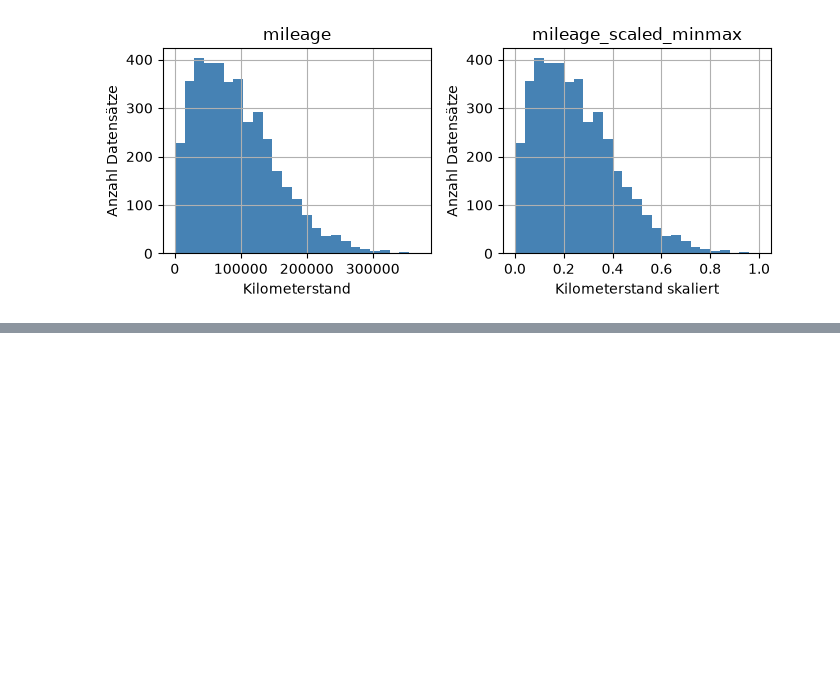
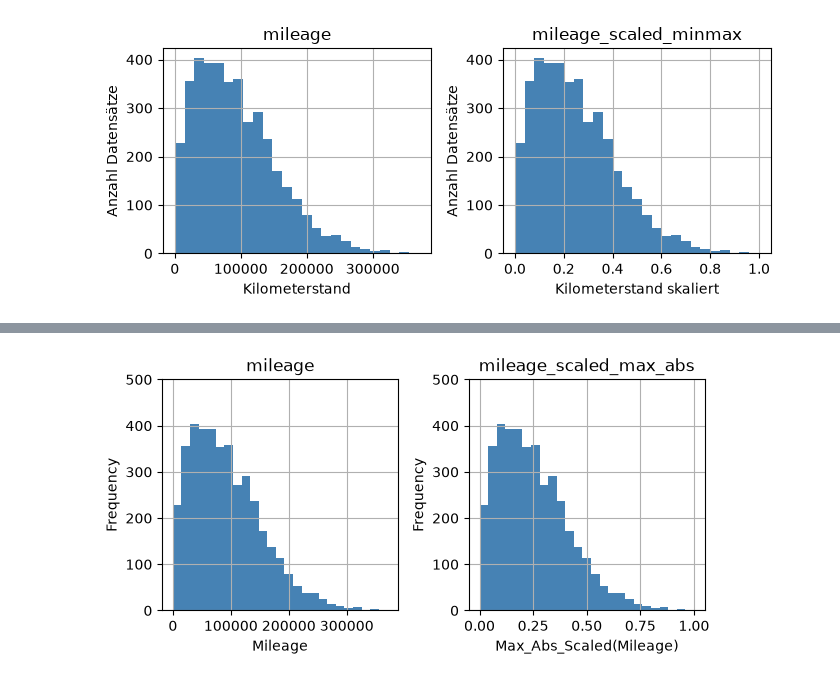
Before and after one commit to pyrat12/DS_HS2026_LNW, a Jupyter notebook: DS_HS2026_LNW_I_Examples/AP02/AP02 Spick.ipynb, the cells around one changed output, grey strips where cells are left out. Drawn from its saved outputs; the diff is of its cells as text; code cells hidden in the pictures; blank space fills up the shorter version.

Commit message:
AP02: Data Scaling und Transformation Cheatsheet erweitert

```diff
--- a/DS_HS2026_LNW_I_Examples/AP02/AP02 Spick.ipynb
+++ b/DS_HS2026_LNW_I_Examples/AP02/AP02 Spick.ipynb
@@ -849,0 +868,30 @@ plt.show()
+# %%
+# Max-Absolute scaling of the variable 'mileage' (by hand)
+df_autoscout['mileage_scaled_max_abs'] = df_autoscout['mileage'] / df_autoscout['mileage'].abs().max() #Jeden Kilometerstand durch den grössten Absolutwert dividieren
+                                                                                    #abs(): Absolutwerte bilden; max(): grössten Absolutwert bestimmen
+                                                                                    #Ergebnis: Werte zwischen -1 und 1 (bei positiven Kilometerständen 0 bis 1)
+
+# Histogram of the variable 'mileage' and 'mileage_scaled_max_abs'
+ax = df_autoscout[['mileage', 'mileage_scaled_max_abs']].hist(bins=25,              #Originale und skalierte Kilometerstände als zwei Histogramme darstellen
+                                                             figsize=(7, 3),        #figsize: Abbildungsgrösse in Zoll (Breite × Höhe)
+                                                             color='steelblue')     #bins=25: 25 Intervalle; color: Balkenfarbe
+                                                                                    #hist(): Häufigkeitsverteilung darstellen; ax speichert die Diagrammachsen
+
+# Set the y-axis range for each subplot and add labels
+for axis, label in zip(ax.flatten(), ['Mileage', 'Max_Abs_Scaled(Mileage)']):       #Diagrammachsen und Beschriftungen paarweise durchlaufen
+                                                                                    #flatten(): Achsenanordnung in 1D umwandeln; zip(): Elemente paarweise verbinden
+    axis.set_ylim(0, 500)                                                           #set_ylim(): y-Achse auf 0 bis 500 begrenzen
+    axis.set_xlabel(label)                                                          #set_xlabel(): x-Achse beschriften
+    axis.set_ylabel('Frequency')                                                    #set_ylabel(): y-Achse beschriften (Anzahl Fahrzeuge je Intervall)
+
+# Display the plot
+plt.show()                                                                          #Beide Histogramme anzeigen
+
+#ANPASSEN: df_autoscout überall an den verwendeten DataFrame anpassen (z. B. df_apartments)
+#ANPASSEN: mileage überall durch die zu skalierende numerische Spalte ersetzen (z. B. area)
+#ANPASSEN: mileage_scaled_max_abs an den gewünschten neuen Spaltennamen anpassen
+#ANPASSEN: ['Mileage', 'Max_Abs_Scaled(Mileage)'] an die gewünschten x-Achsenbeschriftungen anpassen
+#ANPASSEN: bins=25, figsize=(7, 3), color='steelblue' und set_ylim(0, 500) bei Bedarf anpassen
+#NICHTS ANPASSEN: abs(), max(), hist(), flatten(), zip(), set_xlabel(), set_ylabel() und plt.show() bleiben unverändert
+# %% [output]
+[figure, added]
```
Also changed, not shown: parts of 32 cells of this notebook.
